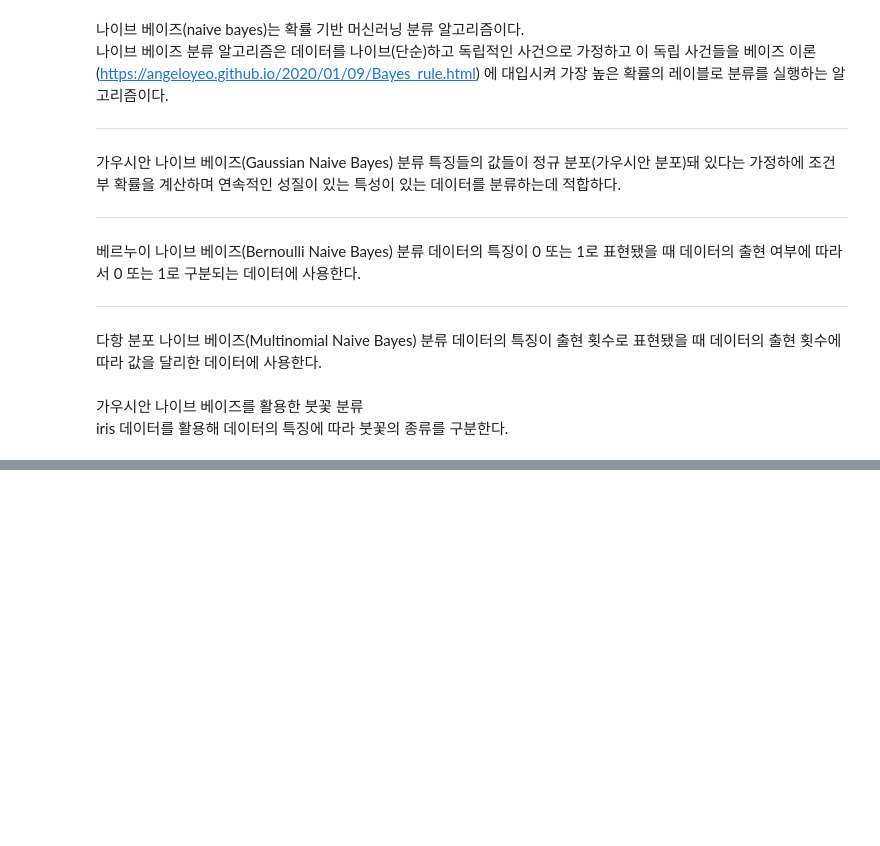
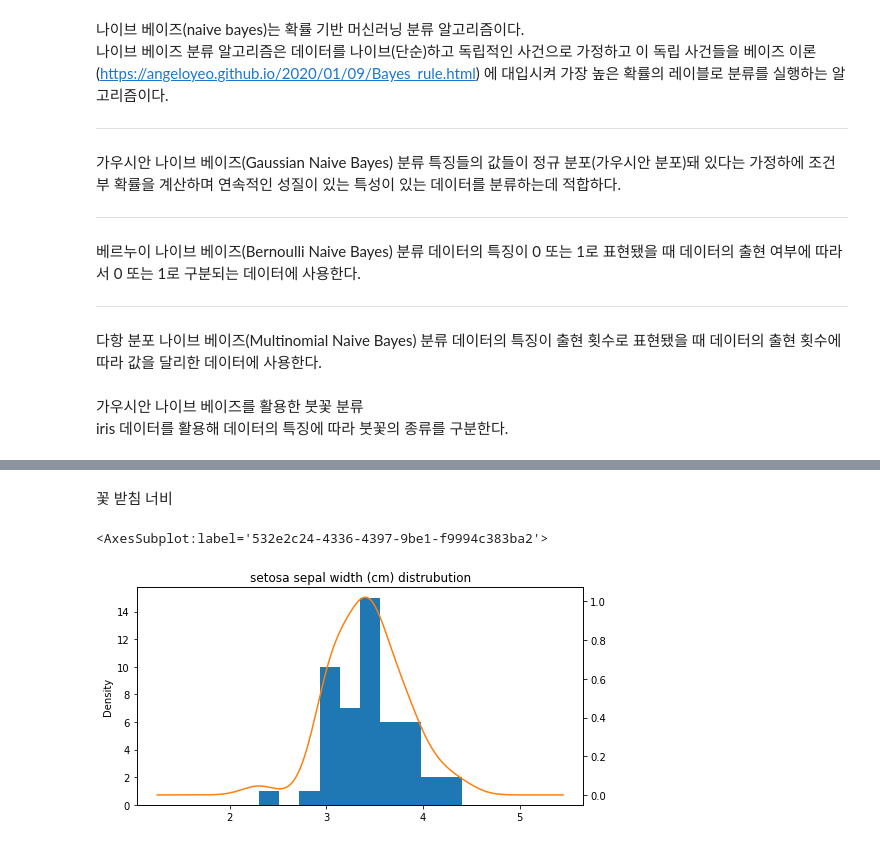
Before and after one commit to Ryujongwoo/kookgi_11gi, a Jupyter notebook: 20211118_105/37_Gaussian_Naive_Bayes_가우시안나이브베이즈.ipynb, the cells around one changed output, grey strips where cells are left out. Cells and saved outputs as stored; diff of their text form; code cells hidden in the pictures; blank space fills up the shorter version.

```diff
--- a/20211118_105/37_Gaussian_Naive_Bayes_가우시안나이브베이즈.ipynb
+++ b/20211118_105/37_Gaussian_Naive_Bayes_가우시안나이브베이즈.ipynb
@@ -35,0 +75,9 @@ df
+# %% [markdown]
+꽃 받침 너비
+# %%
+ax = setosa_df['sepal width (cm)'].plot(kind='hist')
+setosa_df['sepal width (cm)'].plot(kind='kde', ax=ax, secondary_y=True, title='setosa sepal width (cm) distrubution',
+                                    figsize=[8, 4])
+# %% [output]
+<AxesSubplot:label='532e2c24-4336-4397-9be1-f9994c383ba2'>
+[figure, added]
```
Also changed, not shown: parts of 19 cells of this notebook, 2 other files.
